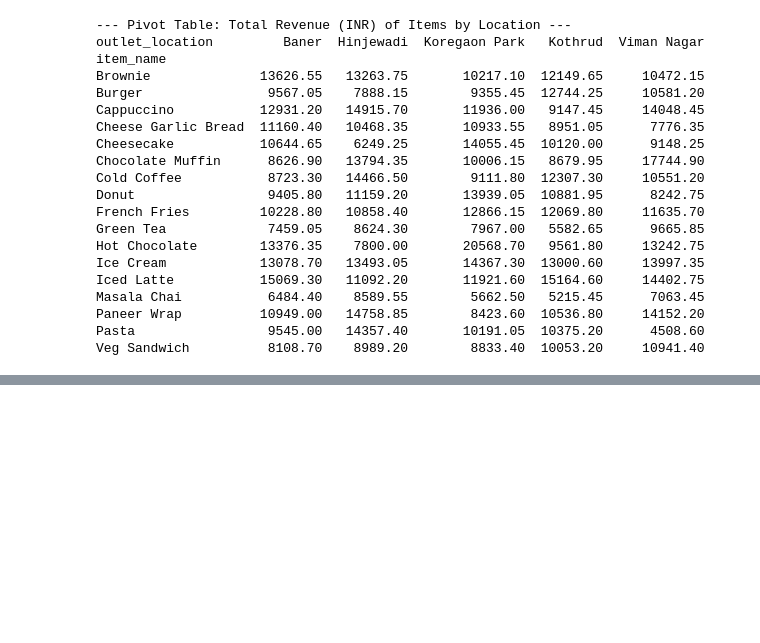
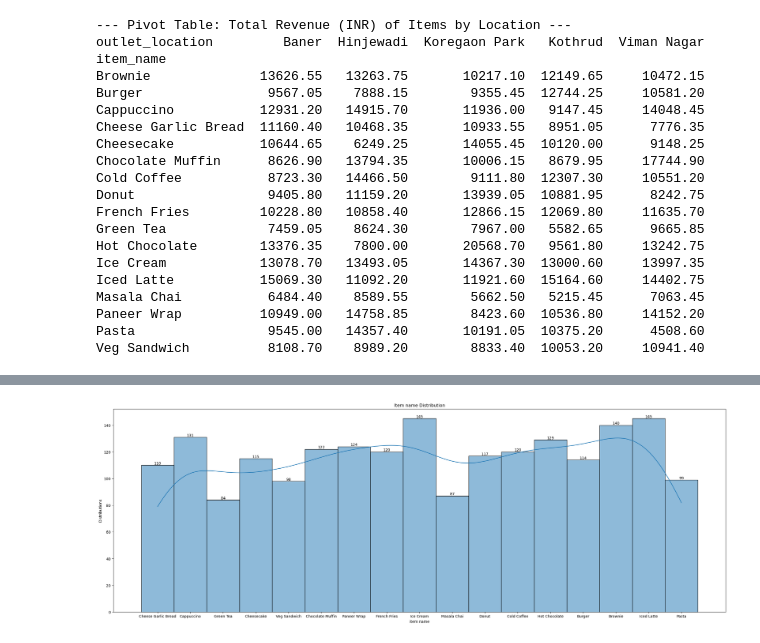
Before and after one commit to Mohini2815/Data-analysis-practice-projects, a Jupyter notebook: advanced_pune_cafe_sales_2000.ipynb, the cells around one changed output, grey strips where cells are left out. Drawn from its saved outputs; the diff is of its cells as text; code cells hidden in the pictures; blank space fills up the shorter version.

```diff
--- a/advanced_pune_cafe_sales_2000.ipynb
+++ b/advanced_pune_cafe_sales_2000.ipynb
@@ -124,8 +126,6 @@ df["date"] = pd.to_datetime(df["date"])
 df['Day'] = df['date'].dt.day
 df['Month'] = df['date'].dt.month
 df['Year'] = df['date'].dt.year
-# %%
-df.drop(['special_event'],axis=1,inplace=True)
 # %%
 df.isnull().sum()
 # %% [output]
@@ -569,0 +615,11 @@ Veg Sandwich          8108.70    8989.20        8833.40  10053.20     10941.40
+# %%
+plt.figure(figsize=(30,10))
+ax=sns.histplot(df['item_name'],bins=20,kde=True)
+for bars in ax.containers:
+    ax.bar_label(bars)
+plt.title('Item name Distribution')
+plt.xlabel('item name')
+plt.ylabel('Distributions')
+plt.show()
+# %% [output]
+[figure, added]
```
Also changed, not shown: parts of 29 cells of this notebook.
